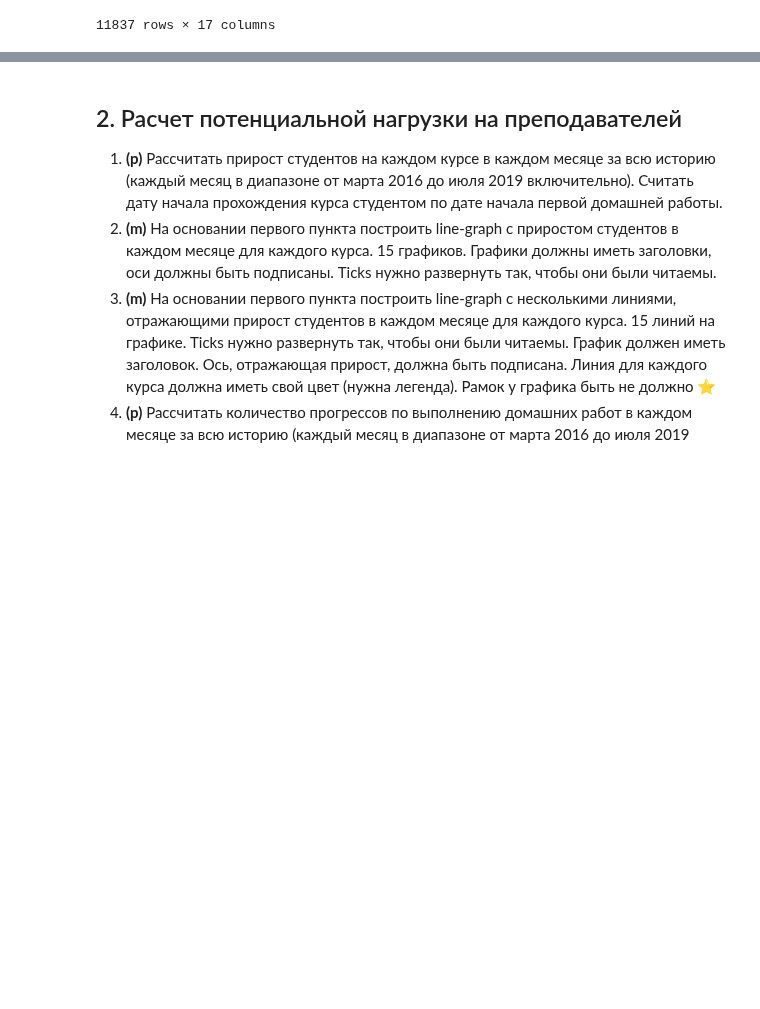
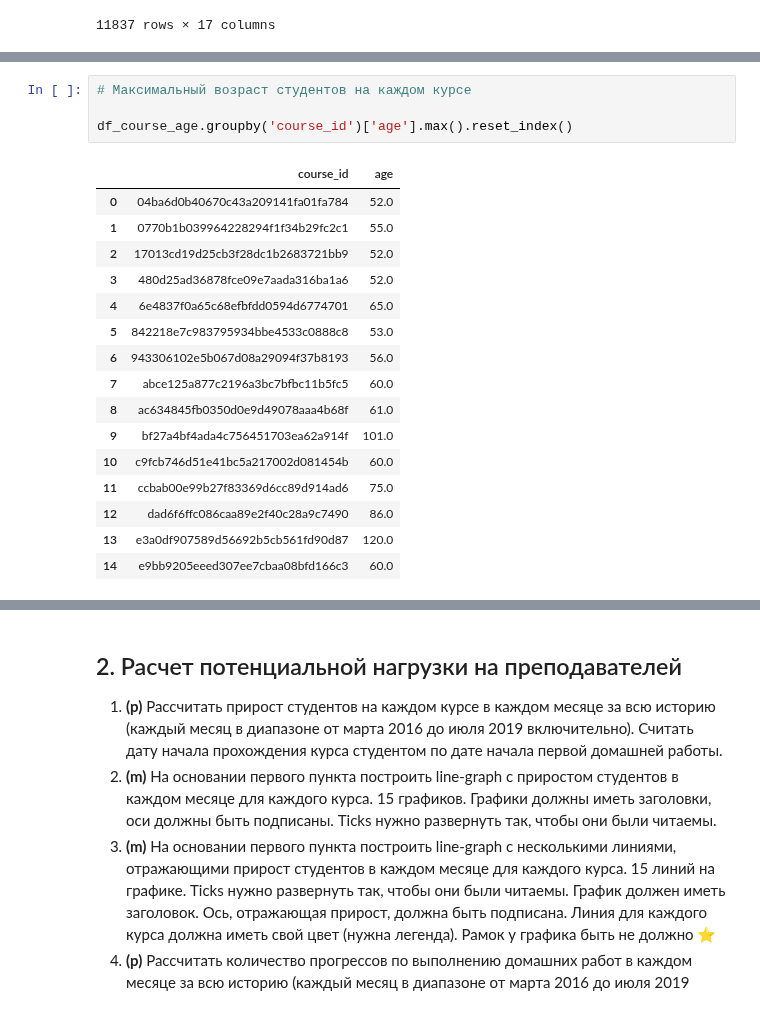
Before and after one commit to larinsi/DS0P, a Jupyter notebook: Course_work_entry_level_analyst/Cousework_analitycs_1/Coursework_analytics_1.ipynb, the cells around one changed output, grey strips where cells are left out. Drawn from its saved outputs; the diff is of its cells as text; blank space fills up the shorter version.

```diff
--- a/Course_work_entry_level_analyst/Cousework_analitycs_1/Coursework_analytics_1.ipynb
+++ b/Course_work_entry_level_analyst/Cousework_analitycs_1/Coursework_analytics_1.ipynb
@@ -321,0 +313,21 @@ df_course_age
+# %%
+# Максимальный возраст студентов на каждом курсе
+
+df_course_age.groupby('course_id')['age'].max().reset_index()
+# %% [output]
+|  | course_id | age |
+| 0 | 04ba6d0b40670c43a209141fa01fa784 | 52.0 |
+| 1 | 0770b1b039964228294f1f34b29fc2c1 | 55.0 |
+| 2 | 17013cd19d25cb3f28dc1b2683721bb9 | 52.0 |
+| 3 | 480d25ad36878fce09e7aada316ba1a6 | 52.0 |
+| 4 | 6e4837f0a65c68efbfdd0594d6774701 | 65.0 |
+| 5 | 842218e7c983795934bbe4533c0888c8 | 53.0 |
+| 6 | 943306102e5b067d08a29094f37b8193 | 56.0 |
+| 7 | abce125a877c2196a3bc7bfbc11b5fc5 | 60.0 |
+| 8 | ac634845fb0350d0e9d49078aaa4b68f | 61.0 |
+| 9 | bf27a4bf4ada4c756451703ea62a914f | 101.0 |
+| 10 | c9fcb746d51e41bc5a217002d081454b | 60.0 |
+| 11 | ccbab00e99b27f83369d6cc89d914ad6 | 75.0 |
+| 12 | dad6f6ffc086caa89e2f40c28a9c7490 | 86.0 |
+| 13 | e3a0df907589d56692b5cb561fd90d87 | 120.0 |
+| 14 | e9bb9205eeed307ee7cbaa08bfd166c3 | 60.0 |
```
Also changed, not shown: parts of 5 cells of this notebook.
